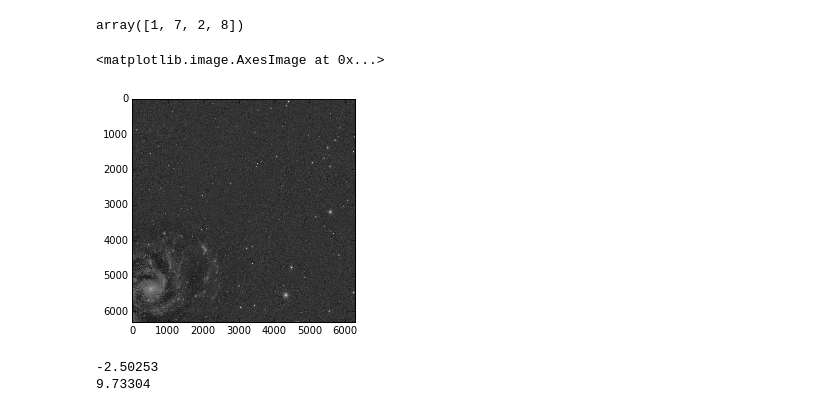
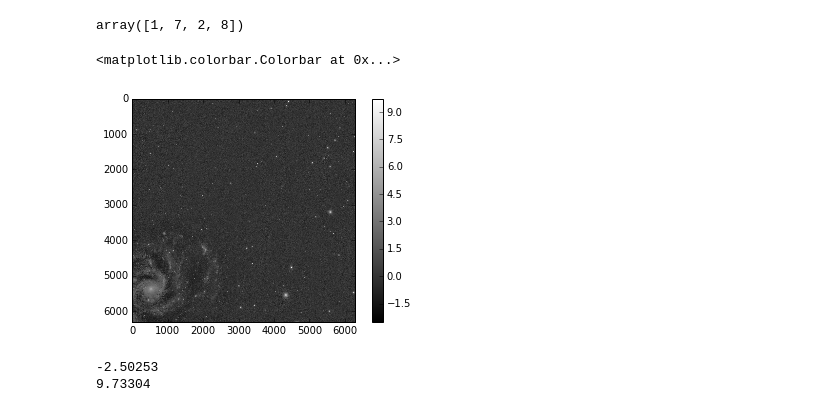
Before and after one commit to ceb8/toastPanstarrs, a Jupyter notebook: experiments.ipynb, the cells around one changed output. Cells and saved outputs as stored; diff of their text form; code cells hidden in the pictures.

```diff
--- a/experiments.ipynb
+++ b/experiments.ipynb
@@ -243,10 +243,11 @@ def panstarrsSampler():
 # %%
 fitsFile = fits.open('rings.v3.skycell.2381.053.stk.r.unconv.fits')
 imgData = fitsFile[1].data
 plt.imshow(imgData, cmap='gray')
+plt.colorbar()
 # %% [output]
-<matplotlib.image.AxesImage at 0x...>
+<matplotlib.colorbar.Colorbar at 0x...>
-[figure, old version]
+[figure, new version]
 # %%
 temp = [x for x in imgData.flatten() if not np.isnan(x)]
 print(min(temp))
```
Also changed, not shown: parts of 2 cells of this notebook, 5 other files.
